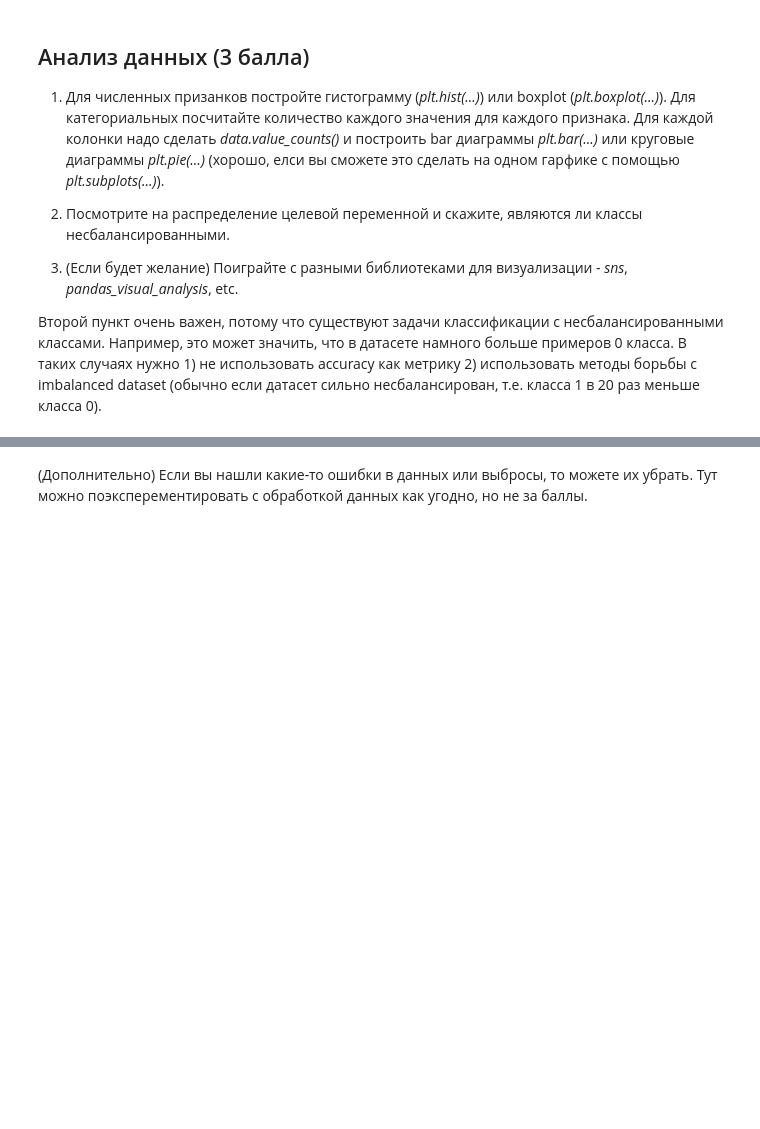
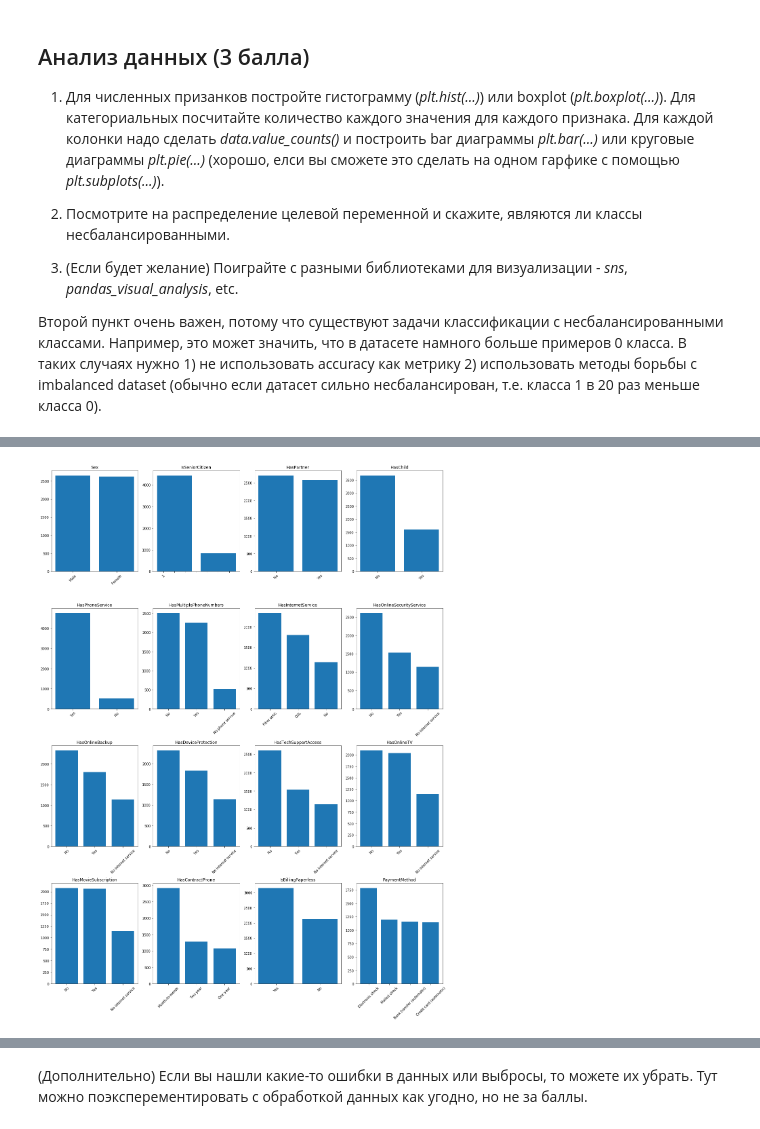
Before and after one commit to deouron/Deep_learning_school, a Jupyter notebook: ДЗ 3/hw_kaggle.ipynb, the cells around one changed output, grey strips where cells are left out. Cells and saved outputs as stored; diff of their text form; code cells hidden in the pictures; blank space fills up the shorter version.

```diff
--- a/ДЗ 3/hw_kaggle.ipynb
+++ b/ДЗ 3/hw_kaggle.ipynb
@@ -247,0 +253,13 @@ plt.show()
+# %%
+col_size = len(cat_cols) // 4
+fig, ax = plt.subplots(nrows=4, ncols=col_size, figsize=(17, 23))
+for i, col in enumerate(cat_cols):
+    counts = data[col].value_counts()
+    ax[i // col_size][i - i // col_size * col_size].bar(counts.index, counts.values)
+    ax[i // col_size][i - i // col_size * col_size].set_title(col)
+    ax[i // col_size][i - i // col_size * col_size].set_xticklabels(counts.index, rotation=45)
+
+plt.tight_layout()
+plt.show()
+# %% [output]
+[figure, added]
```
Also changed, not shown: parts of 20 cells of this notebook, 7 other files.
